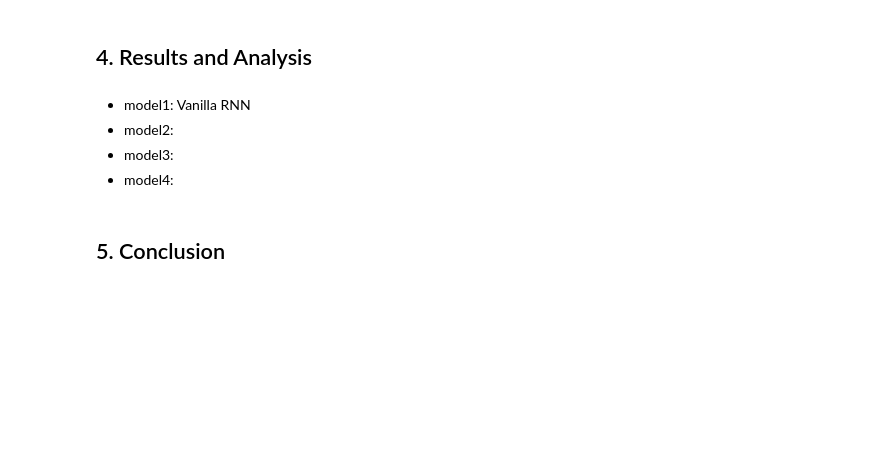
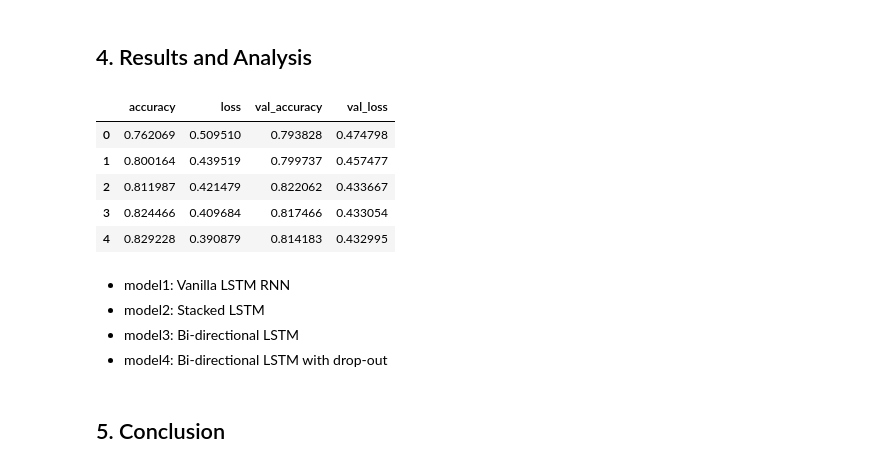
Before and after one commit to FleaBusyBeeBergs/dtsa5511-rnn, a Jupyter notebook: nlp_disaster_tweets.ipynb, the cells around one changed output. Cells and saved outputs as stored; diff of their text form; code cells hidden in the pictures; blank space fills up the shorter version.

```diff
--- a/nlp_disaster_tweets.ipynb
+++ b/nlp_disaster_tweets.ipynb
@@ -531,10 +561,19 @@ tuner.search(X_train_padded,
 # %% [markdown]
 ## 4. Results and Analysis
+# %%
+history1.head()
+# %% [output]
+|  | accuracy | loss | val_accuracy | val_loss |
+| 0 | 0.762069 | 0.509510 | 0.793828 | 0.474798 |
+| 1 | 0.800164 | 0.439519 | 0.799737 | 0.457477 |
+| 2 | 0.811987 | 0.421479 | 0.822062 | 0.433667 |
+| 3 | 0.824466 | 0.409684 | 0.817466 | 0.433054 |
+| 4 | 0.829228 | 0.390879 | 0.814183 | 0.432995 |
 # %% [markdown]
-* model1: Vanilla RNN
-* model2:
-* model3:
-* model4:
+* model1: Vanilla LSTM RNN
+* model2: Stacked LSTM
+* model3: Bi-directional LSTM
+* model4: Bi-directional LSTM with drop-out
 # %% [markdown]
 ## 5. Conclusion
 # %% [markdown]
```
Also changed, not shown: parts of 8 cells of this notebook.
